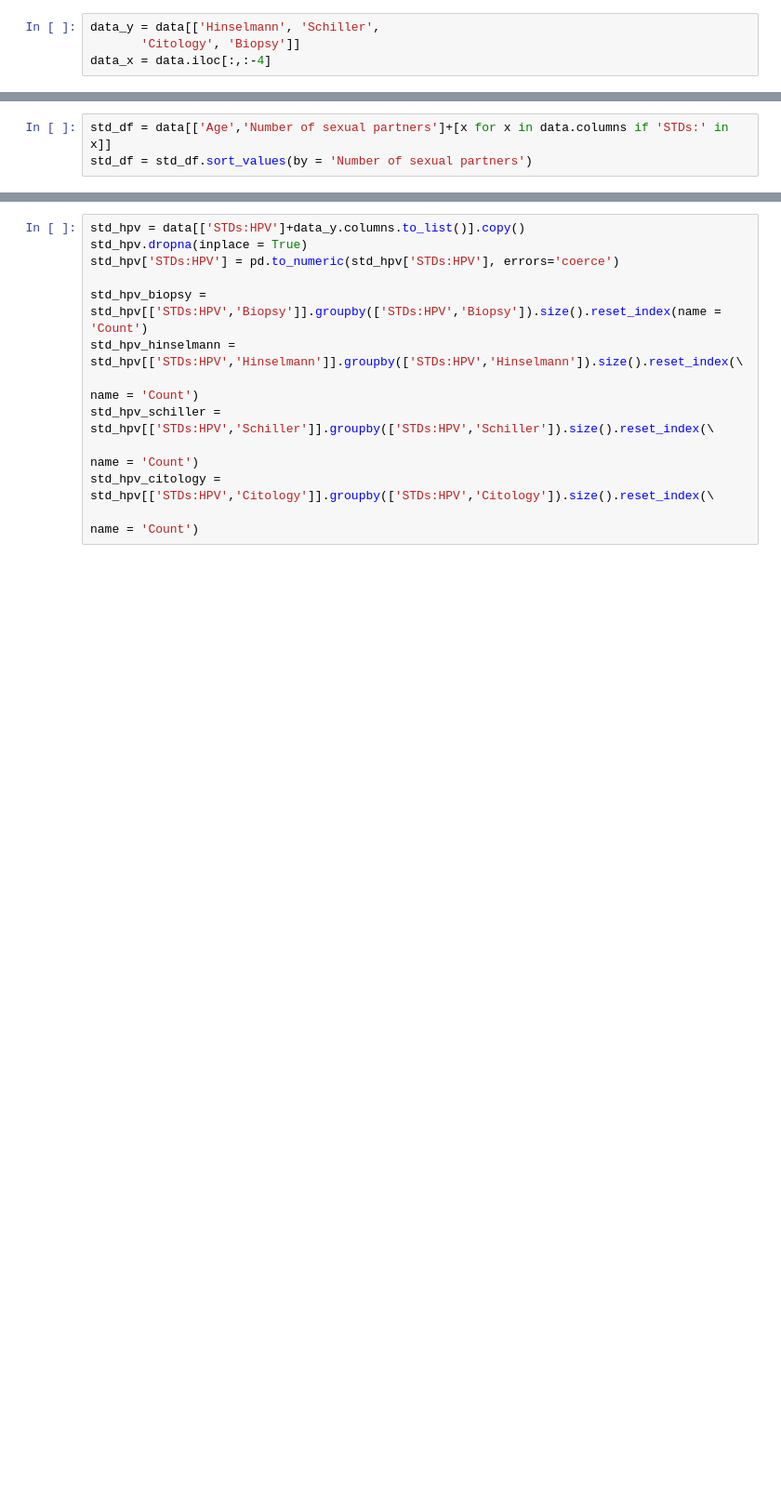
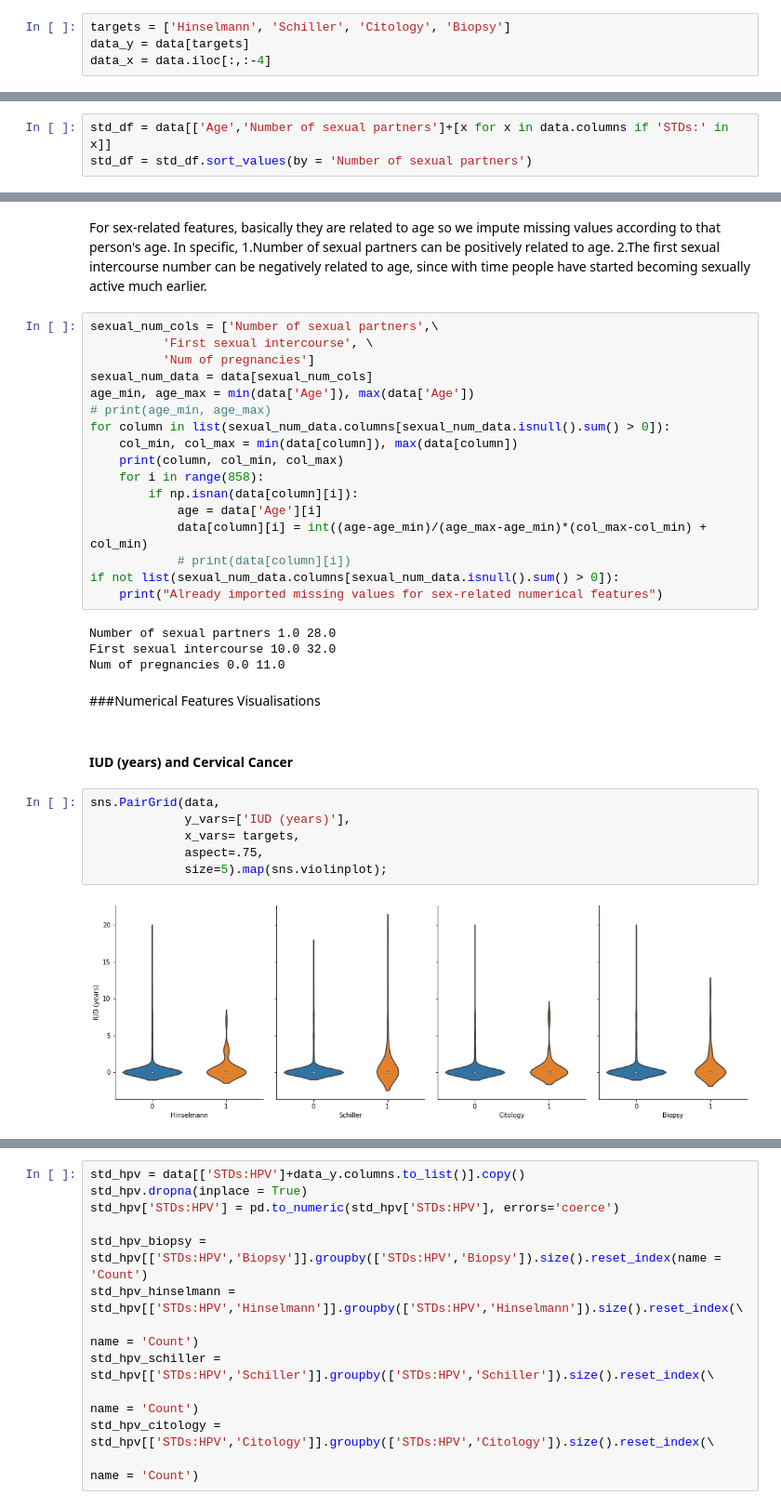
Before and after one commit to Shruti-Kaushal/Constructing-Risk-Profiles-for-Cervical-Cancer, a Jupyter notebook: Exploratory Analysis and Visualization.ipynb, the cells around one changed output, grey strips where cells are left out. Shown at 93% size. Drawn from its saved outputs; the diff is of its cells as text; blank space fills up the shorter version.

```diff
--- a/Exploratory Analysis and Visualization.ipynb
+++ b/Exploratory Analysis and Visualization.ipynb
@@ -25,6 +45,6 @@ Index(['Age', 'Number of sexual partners', 'First sexual intercourse',
 # %%
 data.replace('?',np.nan, inplace = True)
 # %%
-data_y = data[['Hinselmann', 'Schiller',
-       'Citology', 'Biopsy']]
+targets = ['Hinselmann', 'Schiller', 'Citology', 'Biopsy']
+data_y = data[targets]
 data_x = data.iloc[:,:-4]
@@ -164,0 +283,37 @@ plt.show()
+# %% [markdown]
+For sex-related features, basically they are related to age so we impute missing values according to that person's age. In specific,
+1.Number of sexual partners can be positively related to age.
+2.The first sexual intercourse number can be negatively related to age, since with time people have started becoming sexually active much earlier.
+# %%
+sexual_num_cols = ['Number of sexual partners',\
+          'First sexual intercourse', \
+          'Num of pregnancies']
+sexual_num_data = data[sexual_num_cols]
+age_min, age_max = min(data['Age']), max(data['Age'])
+# print(age_min, age_max)
+for column in list(sexual_num_data.columns[sexual_num_data.isnull().sum() > 0]):
+    col_min, col_max = min(data[column]), max(data[column])
+    print(column, col_min, col_max)
+    for i in range(858):
+        if np.isnan(data[column][i]):
+            age = data['Age'][i]
+            data[column][i] = int((age-age_min)/(age_max-age_min)*(col_max-col_min) + col_min)
+            # print(data[column][i])
+if not list(sexual_num_data.columns[sexual_num_data.isnull().sum() > 0]):
+    print("Already imported missing values for sex-related numerical features")
+# %% [output]
+Number of sexual partners 1.0 28.0
+First sexual intercourse 10.0 32.0
+Num of pregnancies 0.0 11.0
+# %% [markdown]
+###Numerical Features Visualisations
+# %% [markdown]
+#### IUD (years) and Cervical Cancer
+# %%
+sns.PairGrid(data,
+             y_vars=['IUD (years)'],
+             x_vars= targets,
+             aspect=.75,
+             size=5).map(sns.violinplot);
+# %% [output]
+[figure, added]
```
Also changed, not shown: parts of 85 cells of this notebook.
